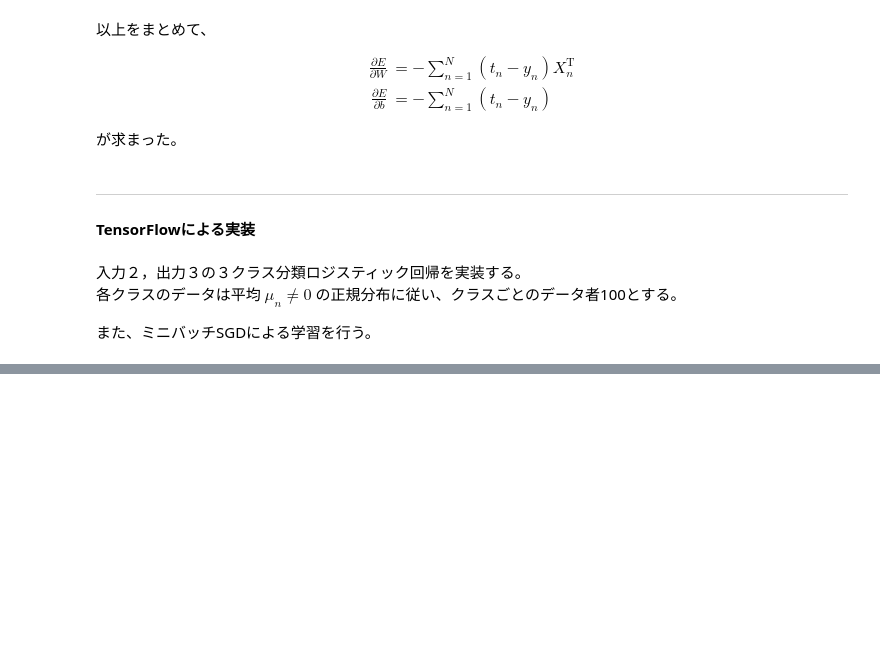
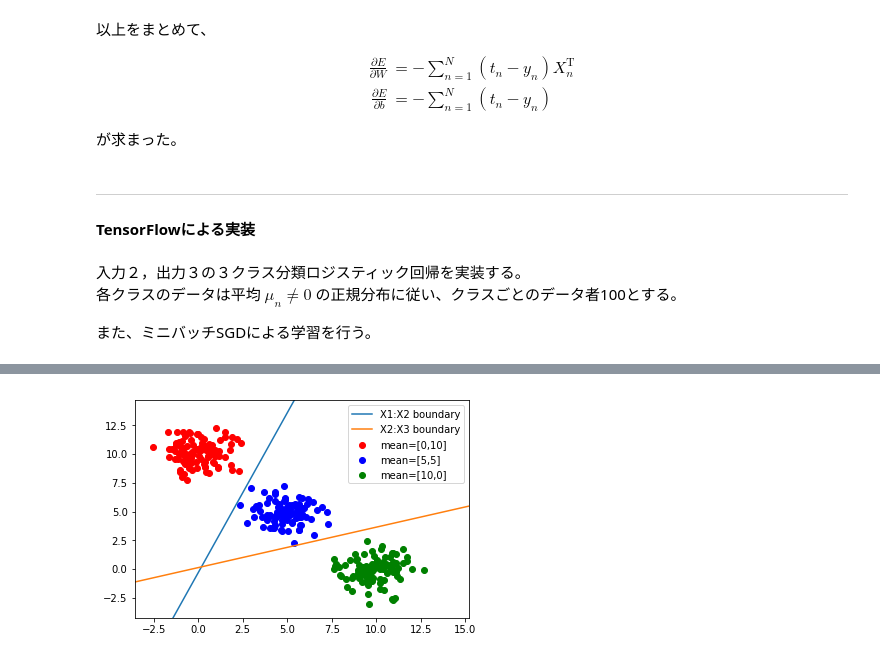
Before and after one commit to YouheiKomakine/pytorch-code-examples, a Jupyter notebook: Syoukai_DeepLearning_1.ipynb, the cells around one changed output, grey strips where cells are left out. Cells and saved outputs as stored; diff of their text form; code cells hidden in the pictures; blank space fills up the shorter version.

```diff
--- a/Syoukai_DeepLearning_1.ipynb
+++ b/Syoukai_DeepLearning_1.ipynb
@@ -949,0 +1062,22 @@ E := \,& E(W,b) \\
+# %%
+Wv=np.array([[-1.09316552, 0.30220953, 0.79095626],
+             [0.79625851, 0.2952835, -1.09154177]])
+bv=np.array([-0.06021591, 0.10705093, -0.04683502])
+
+XL = np.linspace(np.min(X[:,0])*1.4, np.max(X[:,0])*1.4, 1000)
+C12 = (1/(Wv[1][1]-Wv[1][0])) * ((Wv[0][0] - Wv[0][1]) * XL + (bv[1] - bv[0]))
+C23 = (1/(Wv[1][2]-Wv[1][1])) * ((Wv[0][1] - Wv[0][2]) * XL + (bv[2] - bv[1]))
+#C31 = (1/(Wv[1][0]-Wv[1][2])) * ((Wv[0][2] - Wv[0][0]) * XL + (bv[0] - bv[2]))
+
+plt.plot(XL, C12, label="X1:X2 boundary")
+plt.plot(XL, C23, label="X2:X3 boundary")
+#plt.plot(XL, C31, label="X3:X1 boundary")
+plt.scatter(X1[:,0], X1[:,1], c='r', label="mean=[0,10]")
+plt.scatter(X2[:,0], X2[:,1], c='b', label="mean=[5,5]")
+plt.scatter(X3[:,0], X3[:,1], c='g', label="mean=[10,0]")
+plt.xlim(np.min(X[:,0])*1.4, np.max(X[:,0])*1.2)
+plt.ylim(np.min(X[:,1])*1.4, np.max(X[:,1])*1.2)
+plt.legend()
+plt.show()
+# %% [output]
+[figure, added]
```
Also changed, not shown: parts of 3 cells of this notebook.
